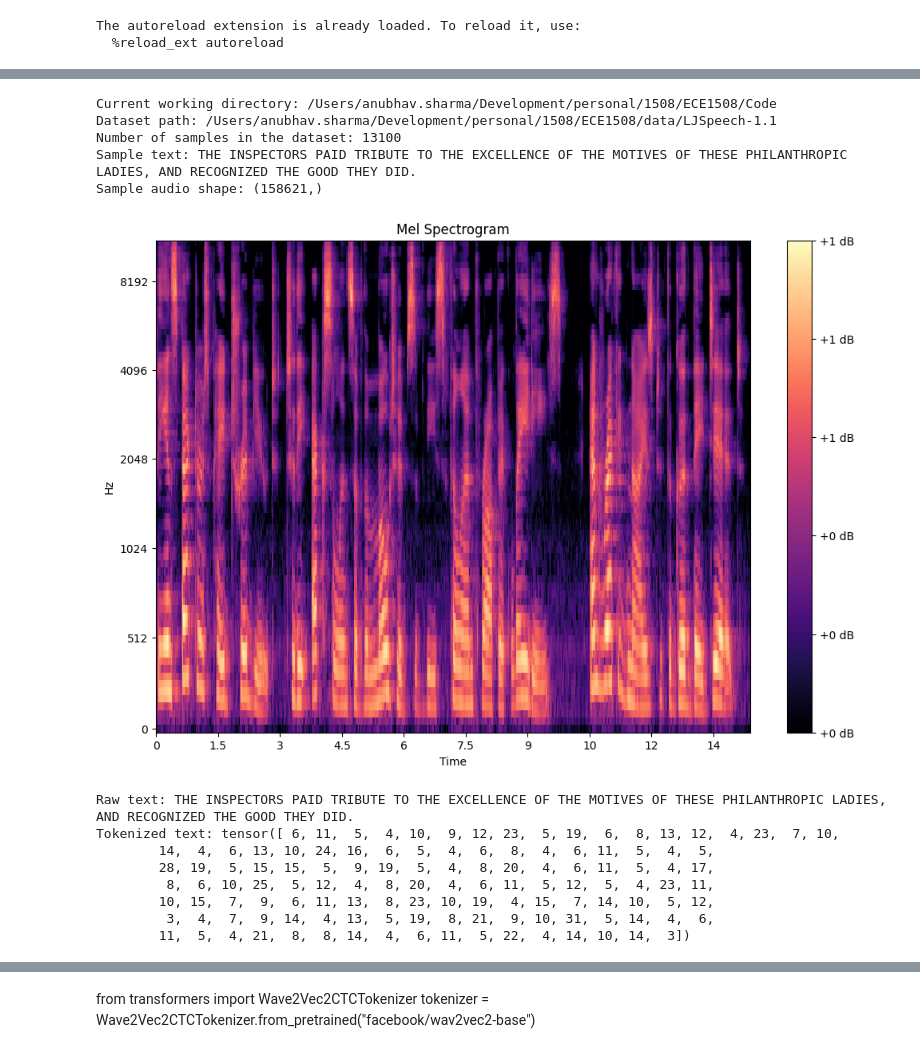
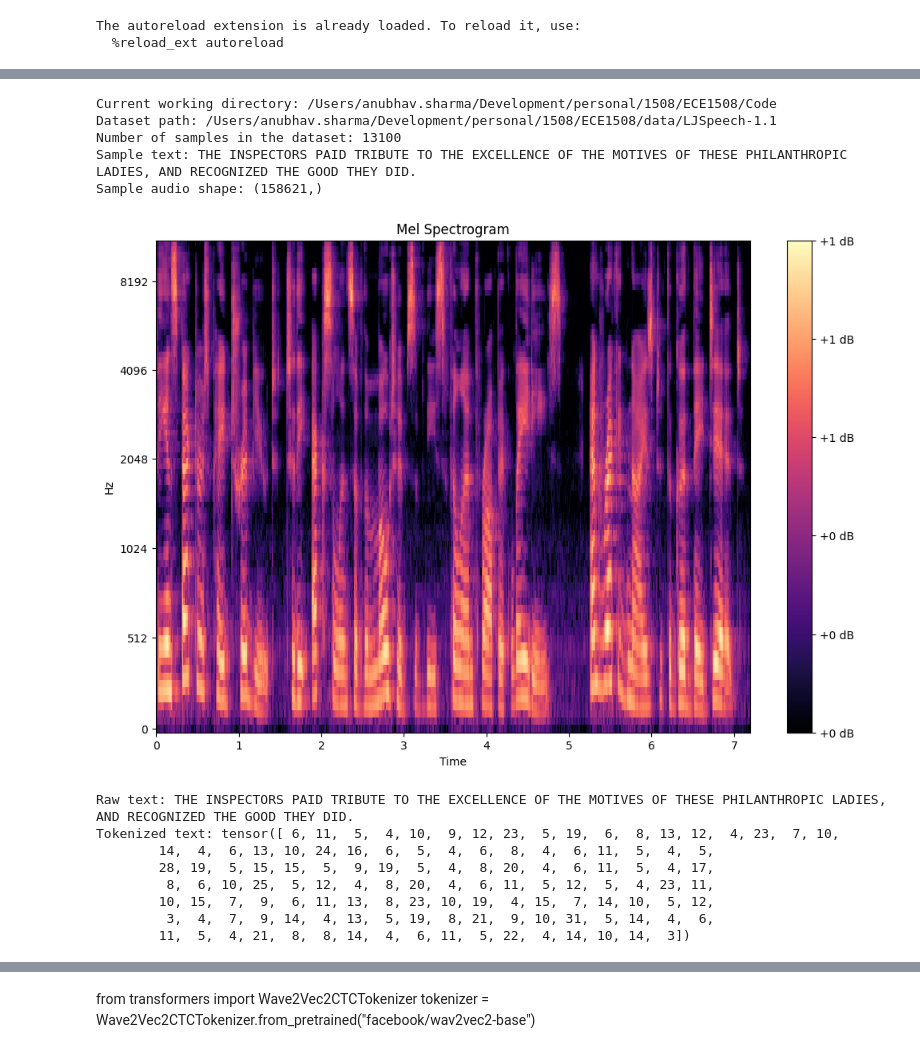
Before and after one commit to strangehiccups/ECE1508, a Jupyter notebook: Code/main.ipynb, the cells around one changed output, grey strips where cells are left out. Saved outputs shown, nothing was run; the diff lists cells and outputs as text; code cells hidden in the pictures.

```diff
--- a/Code/main.ipynb
+++ b/Code/main.ipynb
@@ -45,7 +45,7 @@ else:
 
 loader = torch.utils.data.DataLoader(dataset, batch_size=4, collate_fn=collate_fn)
 
-utils.plot_audio_mel_spectrogram(sample.raw_audio, sample.sample_rate)
+utils.plot_audio_mel_spectrogram(sample.mel_audio, sample_rate=sample.sample_rate)
 print(f"Raw text: {sample.raw_text}")
 print(f"Tokenized text: {sample.tokenized_text}")
 Audio(sample.raw_audio, rate=sample.sample_rate)
@@ -54,9 +54,9 @@ Audio(sample.raw_audio, rate=sample.sample_rate)
 Current working directory: /Users/anubhav.sharma/Development/personal/1508/ECE1508/Code
 Dataset path: /Users/anubhav.sharma/Development/personal/1508/ECE1508/data/LJSpeech-1.1
 Number of samples in the dataset: 13100
 Sample text: THE INSPECTORS PAID TRIBUTE TO THE EXCELLENCE OF THE MOTIVES OF THESE PHILANTHROPIC LADIES, AND RECOGNIZED THE GOOD THEY DID.
 Sample audio shape: (158621,)
-[figure, old version]
+[figure, new version]
 Raw text: THE INSPECTORS PAID TRIBUTE TO THE EXCELLENCE OF THE MOTIVES OF THESE PHILANTHROPIC LADIES, AND RECOGNIZED THE GOOD THEY DID.
 Tokenized text: tensor([ 6, 11,  5,  4, 10,  9, 12, 23,  5, 19,  6,  8, 13, 12,  4, 23,  7, 10,
         14,  4,  6, 13, 10, 24, 16,  6,  5,  4,  6,  8,  4,  6, 11,  5,  4,  5,
```
Also changed, not shown: parts of 1 cell of this notebook, 2 other files.
